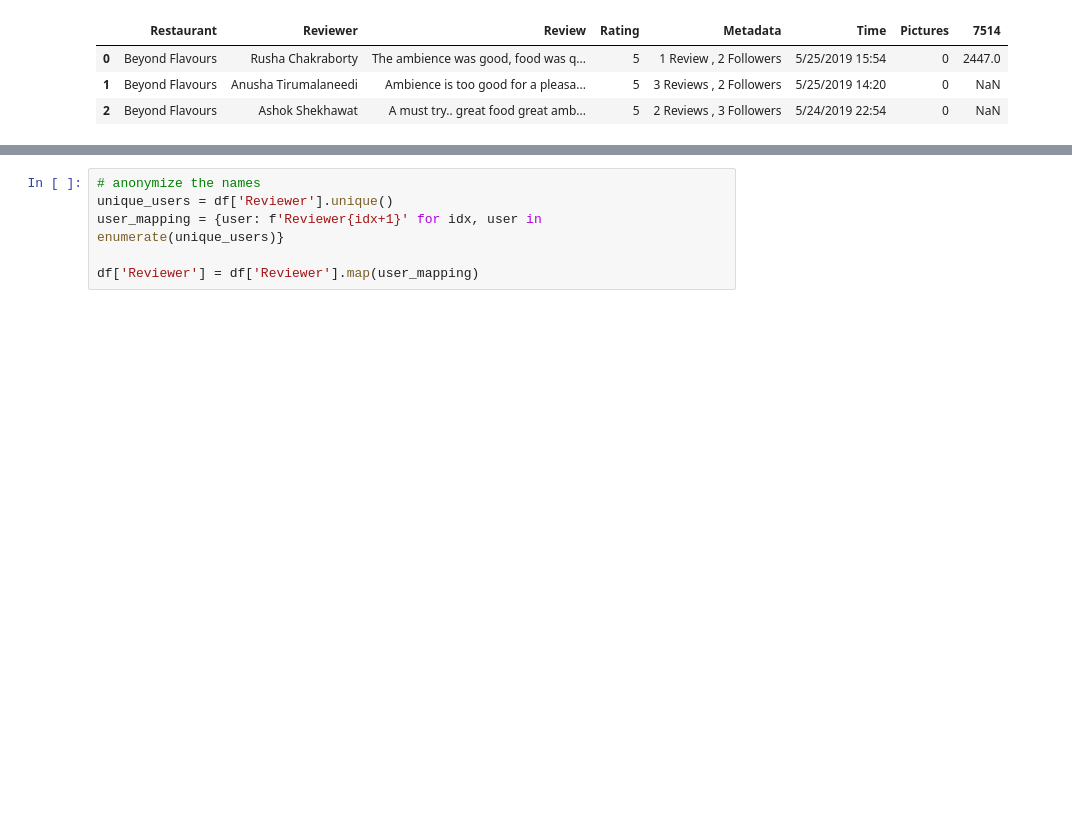
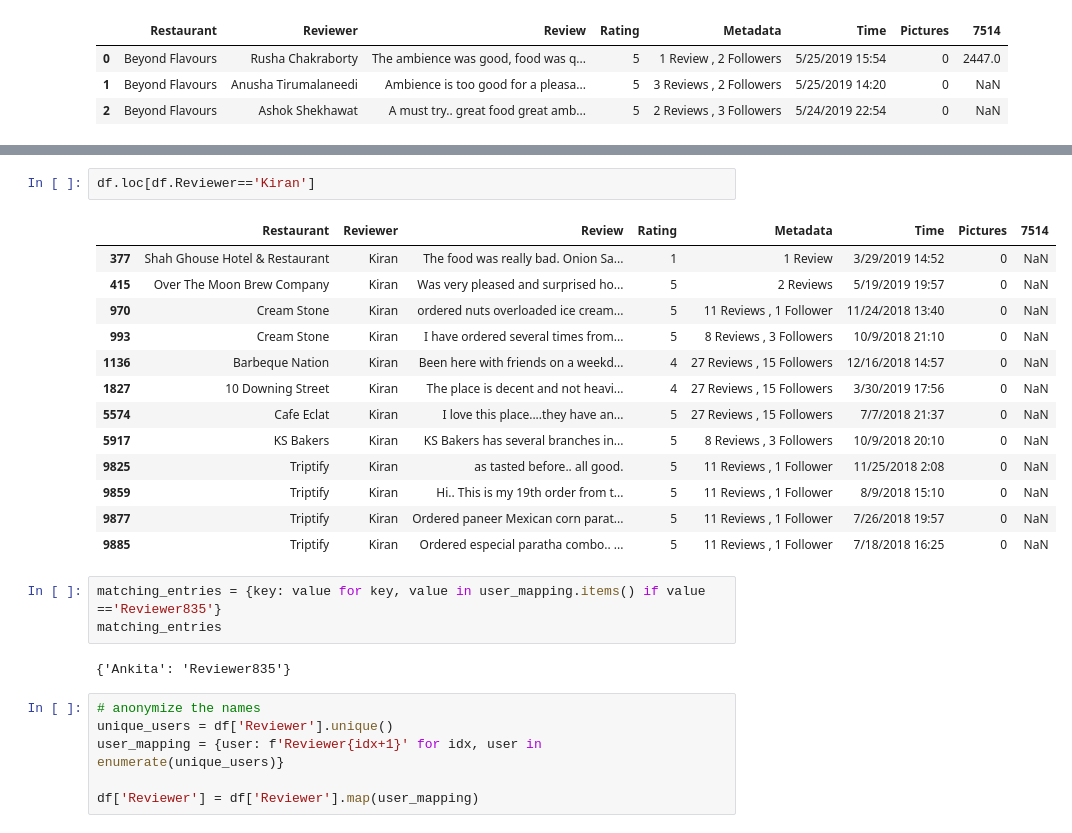
Before and after one commit to Abdo-199/10000_Restaurant_reviews, a Jupyter notebook: eda_resturant.ipynb, the cells around one changed output, grey strips where cells are left out. Drawn from its saved outputs; the diff is of its cells as text; blank space fills up the shorter version.

```diff
--- a/eda_resturant.ipynb
+++ b/eda_resturant.ipynb
@@ -36,3 +75,24 @@ df.head(3)
+# %%
+df.loc[df.Reviewer=='Kiran']
+# %% [output]
+|  | Restaurant | Reviewer | Review | Rating | Metadata | Time | Pictures | 7514 |
+| 377 | Shah Ghouse Hotel & Restaurant | Kiran | The food was really bad. Onion Sa... | 1 | 1 Review | 3/29/2019 14:52 | 0 | NaN |
+| 415 | Over The Moon Brew Company | Kiran | Was very pleased and surprised ho... | 5 | 2 Reviews | 5/19/2019 19:57 | 0 | NaN |
+| 970 | Cream Stone | Kiran | ordered nuts overloaded ice cream... | 5 | 11 Reviews , 1 Follower | 11/24/2018 13:40 | 0 | NaN |
+| 993 | Cream Stone | Kiran | I have ordered several times from... | 5 | 8 Reviews , 3 Followers | 10/9/2018 21:10 | 0 | NaN |
+| 1136 | Barbeque Nation | Kiran | Been here with friends on a weekd... | 4 | 27 Reviews , 15 Followers | 12/16/2018 14:57 | 0 | NaN |
+| 1827 | 10 Downing Street | Kiran | The place is decent and not heavi... | 4 | 27 Reviews , 15 Followers | 3/30/2019 17:56 | 0 | NaN |
+| 5574 | Cafe Eclat | Kiran | I love this place....they have an... | 5 | 27 Reviews , 15 Followers | 7/7/2018 21:37 | 0 | NaN |
+| 5917 | KS Bakers | Kiran | KS Bakers has several branches in... | 5 | 8 Reviews , 3 Followers | 10/9/2018 20:10 | 0 | NaN |
+| 9825 | Triptify | Kiran | as tasted before.. all good. | 5 | 11 Reviews , 1 Follower | 11/25/2018 2:08 | 0 | NaN |
+| 9859 | Triptify | Kiran | Hi.. This is my 19th order from t... | 5 | 11 Reviews , 1 Follower | 8/9/2018 15:10 | 0 | NaN |
+| 9877 | Triptify | Kiran | Ordered paneer Mexican corn parat... | 5 | 11 Reviews , 1 Follower | 7/26/2018 19:57 | 0 | NaN |
+| 9885 | Triptify | Kiran | Ordered especial paratha combo.. ... | 5 | 11 Reviews , 1 Follower | 7/18/2018 16:25 | 0 | NaN |
+# %%
+matching_entries = {key: value for key, value in user_mapping.items() if value =='Reviewer835'}
+matching_entries
+# %% [output]
+{'Ankita': 'Reviewer835'}
 # %%
 # anonymize the names
 unique_users = df['Reviewer'].unique()
```
Also changed, not shown: parts of 8 cells of this notebook.
